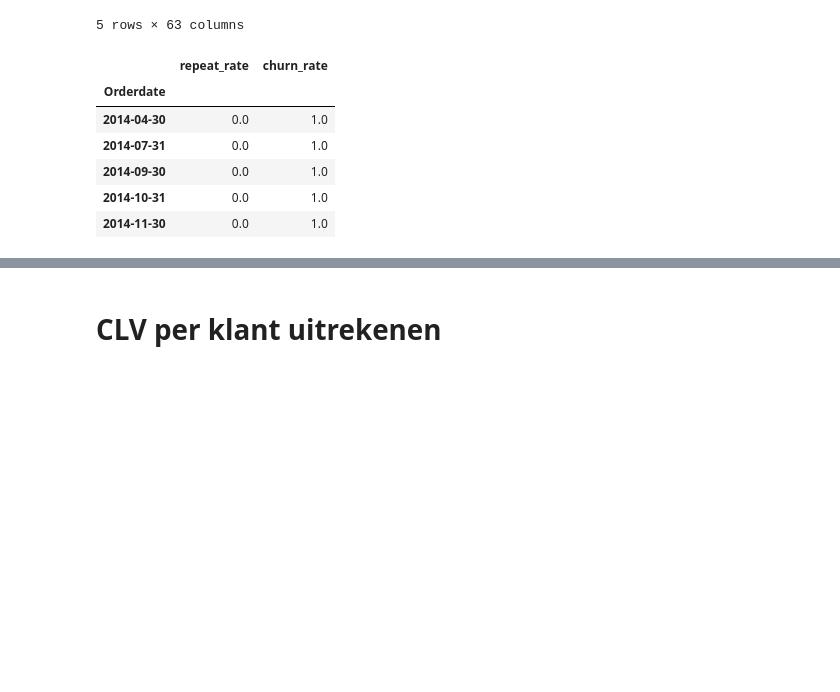
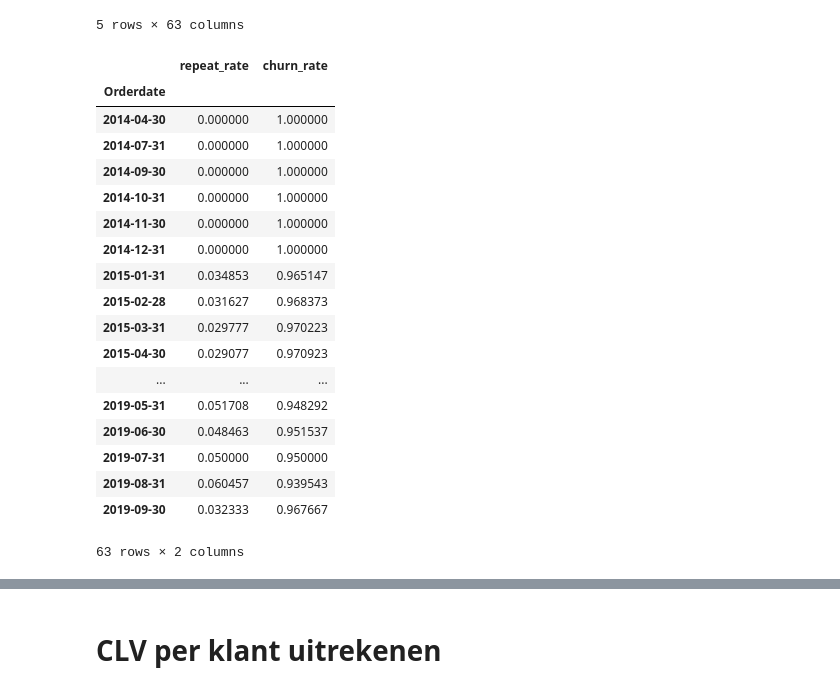
Before and after one commit to iwb-digital-growth-agency/python, a Jupyter notebook: CLV_Maxilia - nieuwe data set.ipynb, the cells around one changed output, grey strips where cells are left out. Saved outputs shown, nothing was run; the diff lists cells and outputs as text; code cells hidden in the pictures; blank space fills up the shorter version.

```diff
--- a/CLV_Maxilia - nieuwe data set.ipynb
+++ b/CLV_Maxilia - nieuwe data set.ipynb
@@ -226,8 +226,8 @@ df_clv_values.to_excel('CLV_waardes.xlsx')
    # Transacties en churn rate per maand uiteenzetten
 # %%
 # transacties per klant per maand uiteenzetten
-df_monthly = df.set_index('Orderdate')
-df_monthly = df_monthly.pivot_table(
+df_month = df.set_index('Orderdate')
+df_monthly = df_month.pivot_table(
     index=['email'],
     columns=pd.Grouper(freq='M'),
     values='OrderID',
@@ -252,12 +252,24 @@ repeat_rate = df_monthly[df_monthly > 1].count() / df_monthly[df_monthly > 0].co
 df_churn = repeat_rate.to_frame(name='repeat_rate')
 # %%
 df_churn['churn_rate'] = 1 - df_churn['repeat_rate']
-df_churn.head()
+df_churn
 # %% [output]
 |  | repeat_rate | churn_rate |
 | Orderdate |  |  |
-| 2014-04-30 | 0.0 | 1.0 |
-| 2014-07-31 | 0.0 | 1.0 |
-| 2014-09-30 | 0.0 | 1.0 |
-| 2014-10-31 | 0.0 | 1.0 |
-| 2014-11-30 | 0.0 | 1.0 |
+| 2014-04-30 | 0.000000 | 1.000000 |
+| 2014-07-31 | 0.000000 | 1.000000 |
+| 2014-09-30 | 0.000000 | 1.000000 |
+| 2014-10-31 | 0.000000 | 1.000000 |
+| 2014-11-30 | 0.000000 | 1.000000 |
+| 2014-12-31 | 0.000000 | 1.000000 |
+| 2015-01-31 | 0.034853 | 0.965147 |
+| 2015-02-28 | 0.031627 | 0.968373 |
+| 2015-03-31 | 0.029777 | 0.970223 |
+| 2015-04-30 | 0.029077 | 0.970923 |
+| ... | ... | ... |
+| 2019-05-31 | 0.051708 | 0.948292 |
+| 2019-06-30 | 0.048463 | 0.951537 |
+| 2019-07-31 | 0.050000 | 0.950000 |
+| 2019-08-31 | 0.060457 | 0.939543 |
+| 2019-09-30 | 0.032333 | 0.967667 |
+63 rows × 2 columns
```
Also changed, not shown: parts of 8 cells of this notebook, 3 other files.
